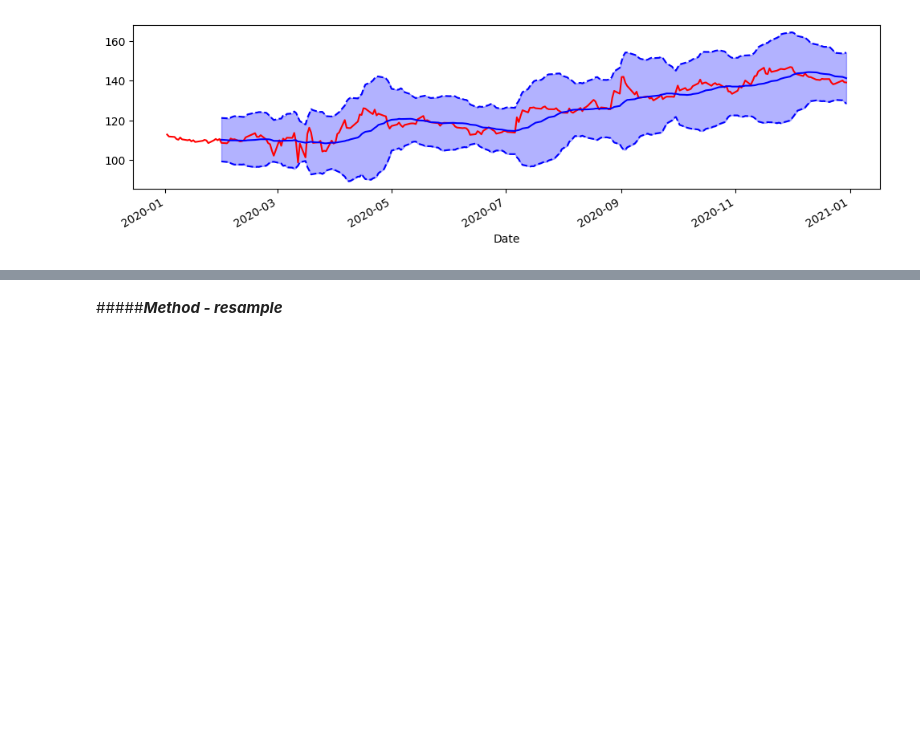
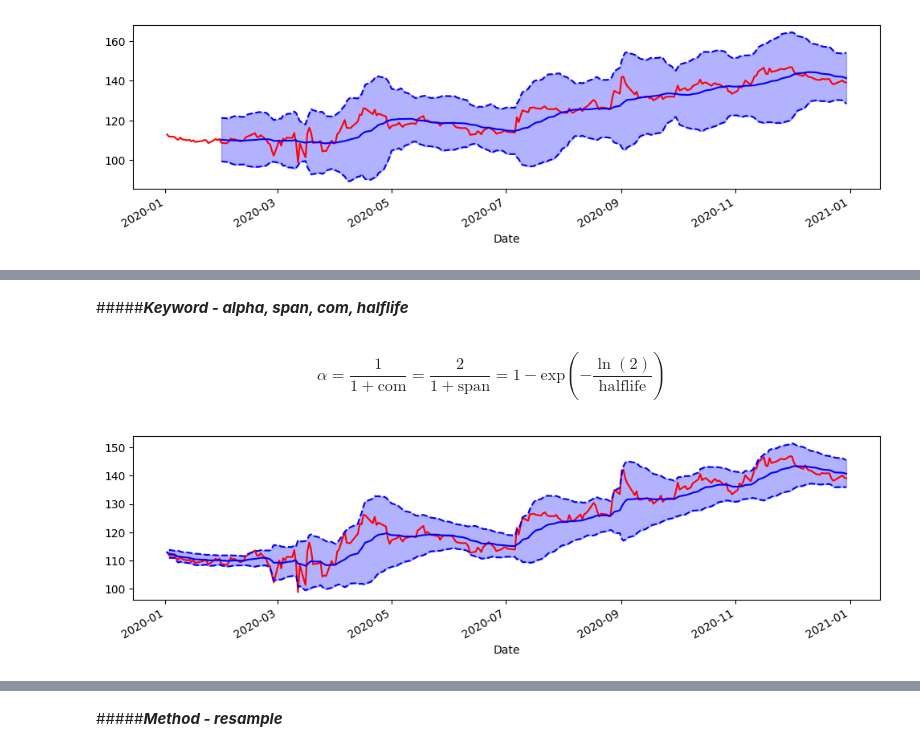
Before and after one commit to SungchulLee/colab, a Jupyter notebook: pandas.ipynb, the cells around one changed output, grey strips where cells are left out. Drawn from its saved outputs; the diff is of its cells as text; code cells hidden in the pictures; blank space fills up the shorter version.

```diff
--- a/pandas.ipynb
+++ b/pandas.ipynb
@@ -1941,0 +2740,40 @@ if __name__ == "__main__":
+# %% [markdown]
+#####***Keyword - alpha, span, com, halflife***
+# %% [markdown]
+$$
+\displaystyle
+\alpha
+=\frac{1}{1+\text{com}}
+=\frac{2}{1+\text{span}}
+=1-\text{exp}\left(-\frac{\ln(2)}{\text{halflife}}\right)
+$$
+# %%
+def main():
+    ticker = 'WMT'
+    start = '2020-01-01'
+    end = '2020-12-31'
+    df = yf.Ticker(ticker).history(start=start, end=end)
+    df.drop(columns=['Volume','Dividends','Stock Splits'],inplace=True)
+
+    # exponentially weighted mean
+    ma = df.ewm(span=21).mean()
+
+    # exponentially weighted std
+    dv = df.ewm(span=21).std()
+
+    # exponentially weighted mean +- 2*std
+    band_top = ma.Close + 2*dv.Close
+    band_bottom = ma.Close - 2*dv.Close
+
+    fig, ax = plt.subplots(figsize=(12,3))
+    df.Close.plot(ax=ax,color='r')
+    ma.Close.plot(ax=ax,color='b')
+    band_top.plot(ax=ax,color='b',linestyle="--")
+    band_bottom.plot(ax=ax,color='b',linestyle="--")
+    ax.fill_between(ma.index, band_top, band_bottom, color='b', alpha=0.3)
+    plt.show()
+
+if __name__ == "__main__":
+    main()
+# %% [output]
+[figure, added]
```
Also changed, not shown: parts of 423 cells of this notebook.
